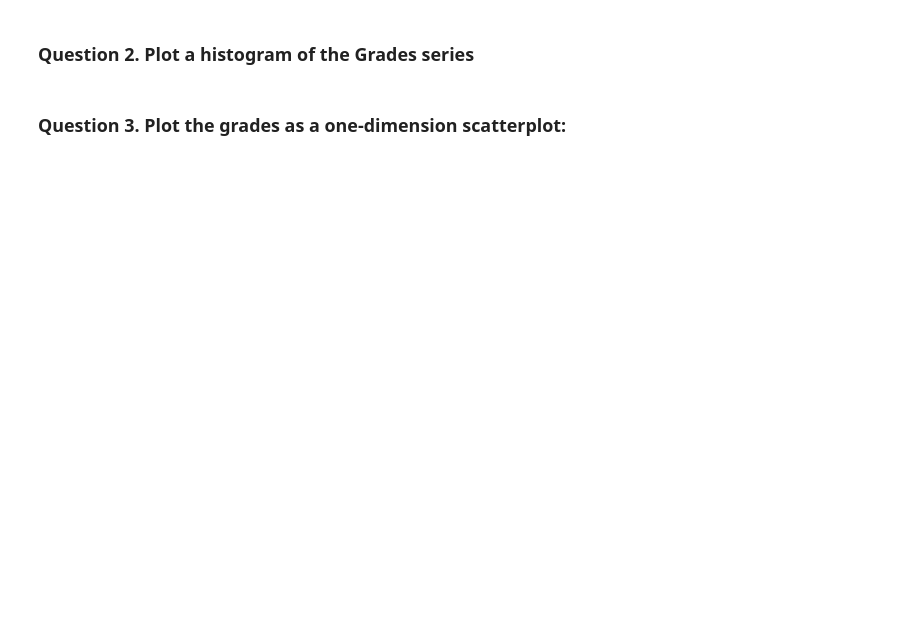
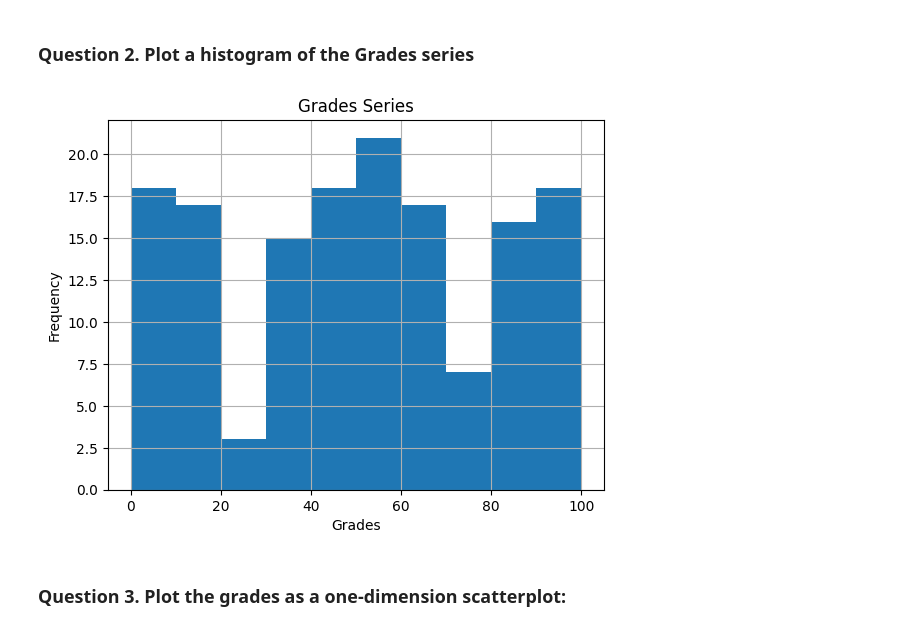
Before and after one commit to fb004/Business-Intelligence-and-Analytics, a Jupyter notebook: labs/06 - Clustering/Exercises/exercise_clustering.ipynb, the cells around one changed output. Saved outputs shown, nothing was run; the diff lists cells and outputs as text; code cells hidden in the pictures; blank space fills up the shorter version.

```diff
--- a/labs/06 - Clustering/Exercises/exercise_clustering.ipynb
+++ b/labs/06 - Clustering/Exercises/exercise_clustering.ipynb
@@ -43,3 +49,11 @@ grades.info()
+# %%
+hist_grades=grades.hist()
+plt.title('Grades Series')
+plt.xlabel('Grades')
+plt.ylabel('Frequency')
+plt.show()
+# %% [output]
+[figure, added]
 # %% [markdown]
 ### Question 3. Plot the grades as a one-dimension scatterplot:
 # %%
```
Also changed, not shown: parts of 24 cells of this notebook.
